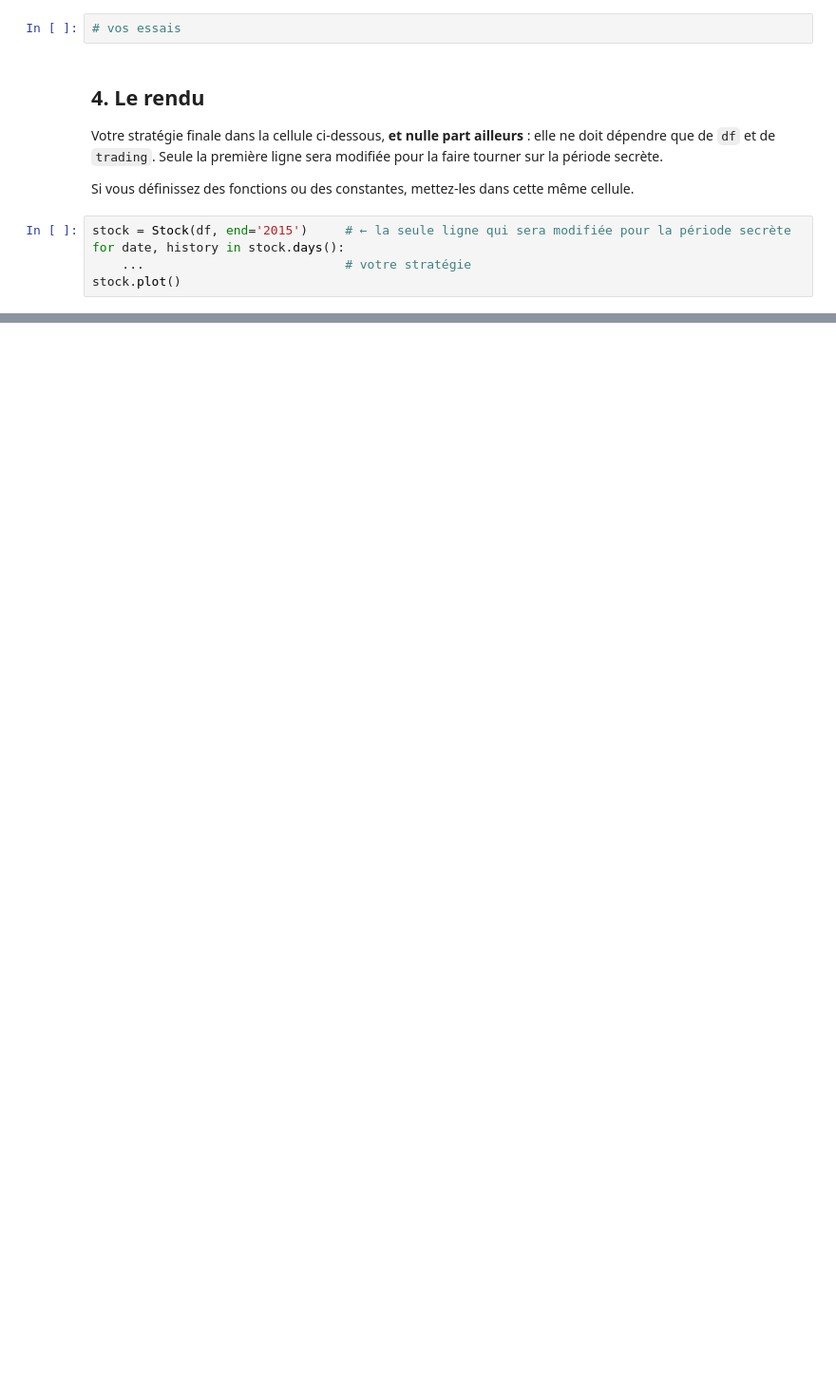
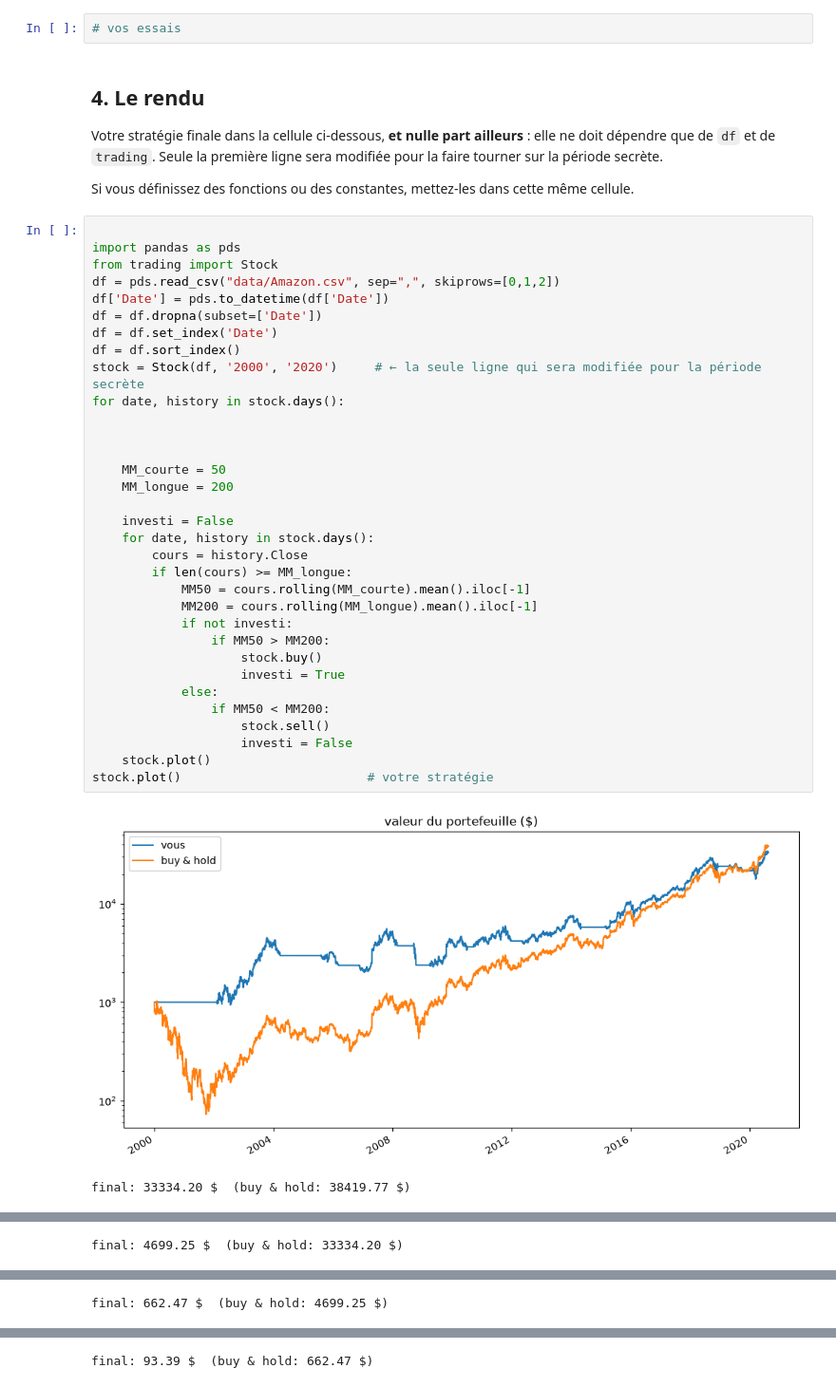
Before and after one commit to SIMVIA-lucas-sovre/projet-trading-pandas, a Jupyter notebook: groupe-1.ipynb, the cells around one changed output, grey strips where cells are left out. Shown at 95% size. Cells and saved outputs as stored; diff of their text form; blank space fills up the shorter version.

```diff
--- a/groupe-1.ipynb
+++ b/groupe-1.ipynb
@@ -307,7 +370,38 @@ Seule la première ligne sera modifiée pour la faire tourner sur la période se
 
 Si vous définissez des fonctions ou des constantes, mettez-les dans cette même cellule.
 # %%
-stock = Stock(df, end='2015')     # ← la seule ligne qui sera modifiée pour la période secrète
+
+import pandas as pds
+from trading import Stock
+df = pds.read_csv("data/Amazon.csv", sep=",", skiprows=[0,1,2])
+df['Date'] = pds.to_datetime(df['Date'])
+df = df.dropna(subset=['Date'])
+df = df.set_index('Date')
+df = df.sort_index()
+stock = Stock(df, '2000', '2020')     # ← la seule ligne qui sera modifiée pour la période secrète
 for date, history in stock.days():
-    ...                           # votre stratégie
-stock.plot()
+
+
+
+    MM_courte = 50
+    MM_longue = 200
+
+    investi = False
+    for date, history in stock.days():
+        cours = history.Close
+        if len(cours) >= MM_longue:
+            MM50 = cours.rolling(MM_courte).mean().iloc[-1]
+            MM200 = cours.rolling(MM_longue).mean().iloc[-1]
+            if not investi:
+                if MM50 > MM200:
+                    stock.buy()
+                    investi = True
+            else:
+                if MM50 < MM200:
+                    stock.sell()
+                    investi = False
+    stock.plot()
+stock.plot()                         # votre stratégie
+# %% [output]
+[figure, added]
+final: 33334.20 $  (buy & hold: 38419.77 $)
@@ -313,0 +409 @@ stock.plot()
+final: 4699.25 $  (buy & hold: 33334.20 $)
@@ -313,0 +411 @@ stock.plot()
+final: 662.47 $  (buy & hold: 4699.25 $)
@@ -313,0 +413 @@ stock.plot()
+final: 93.39 $  (buy & hold: 662.47 $)
```
Also changed, not shown: parts of 5 cells of this notebook.
